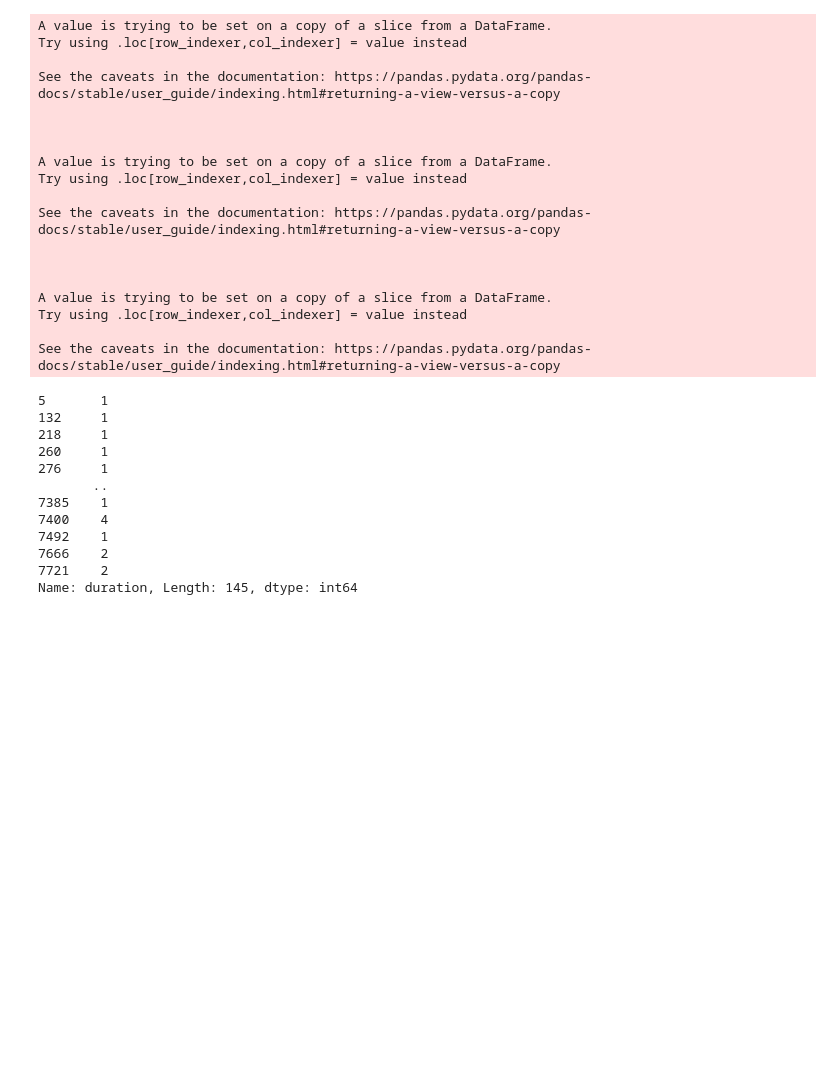
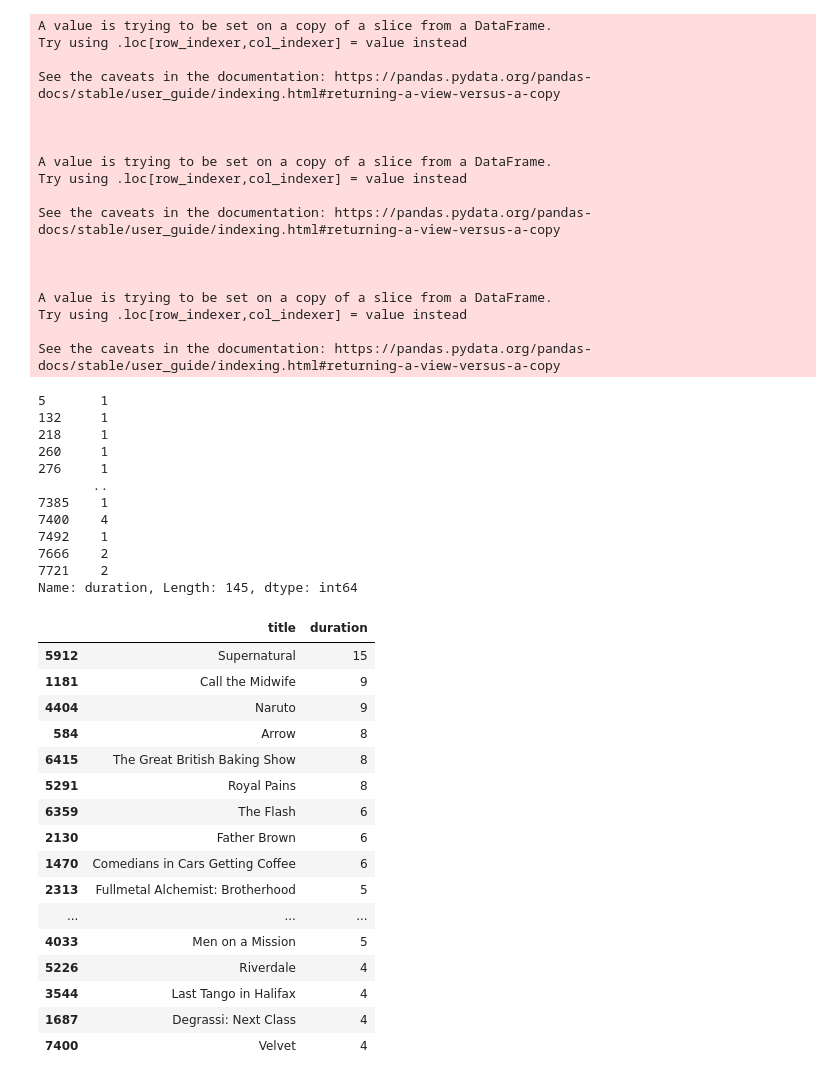
Before and after one commit to EddyGiusepe/Sistema_RECOMENDACION_Netflix, a Jupyter notebook: Netflix_RECOMMENDATION.ipynb, the cells around one changed output. Saved outputs shown, nothing was run; the diff lists cells and outputs as text; code cells hidden in the pictures; blank space fills up the shorter version.

```diff
--- a/Netflix_RECOMMENDATION.ipynb
+++ b/Netflix_RECOMMENDATION.ipynb
@@ -572,0 +577,25 @@ Name: duration, Length: 145, dtype: int64
+# %%
+# sort the DataFrame by number of seasons
+tv_shows = tv_shows.sort_values(by = "duration", ascending = False)   # tv_shows.shape ==> (145, 2)
+
+# tv_shows
+top20 = tv_shows[0:20]
+top20
+# %% [output]
+|  | title | duration |
+| 5912 | Supernatural | 15 |
+| 1181 | Call the Midwife | 9 |
+| 4404 | Naruto | 9 |
+| 584 | Arrow | 8 |
+| 6415 | The Great British Baking Show | 8 |
+| 5291 | Royal Pains | 8 |
+| 6359 | The Flash | 6 |
+| 2130 | Father Brown | 6 |
+| 1470 | Comedians in Cars Getting Coffee | 6 |
+| 2313 | Fullmetal Alchemist: Brotherhood | 5 |
+| ... | ... | ... |
+| 4033 | Men on a Mission | 5 |
+| 5226 | Riverdale | 4 |
+| 3544 | Last Tango in Halifax | 4 |
+| 1687 | Degrassi: Next Class | 4 |
+| 7400 | Velvet | 4 |
```
Also changed, not shown: parts of 3 cells of this notebook.
